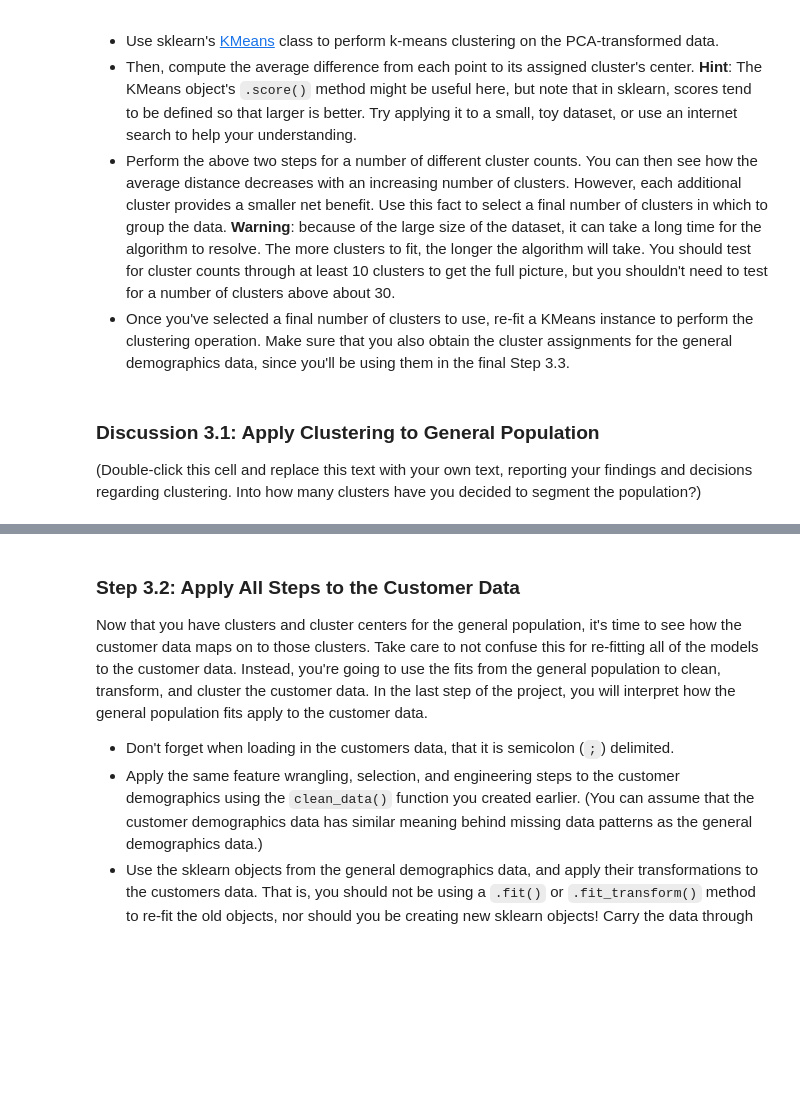
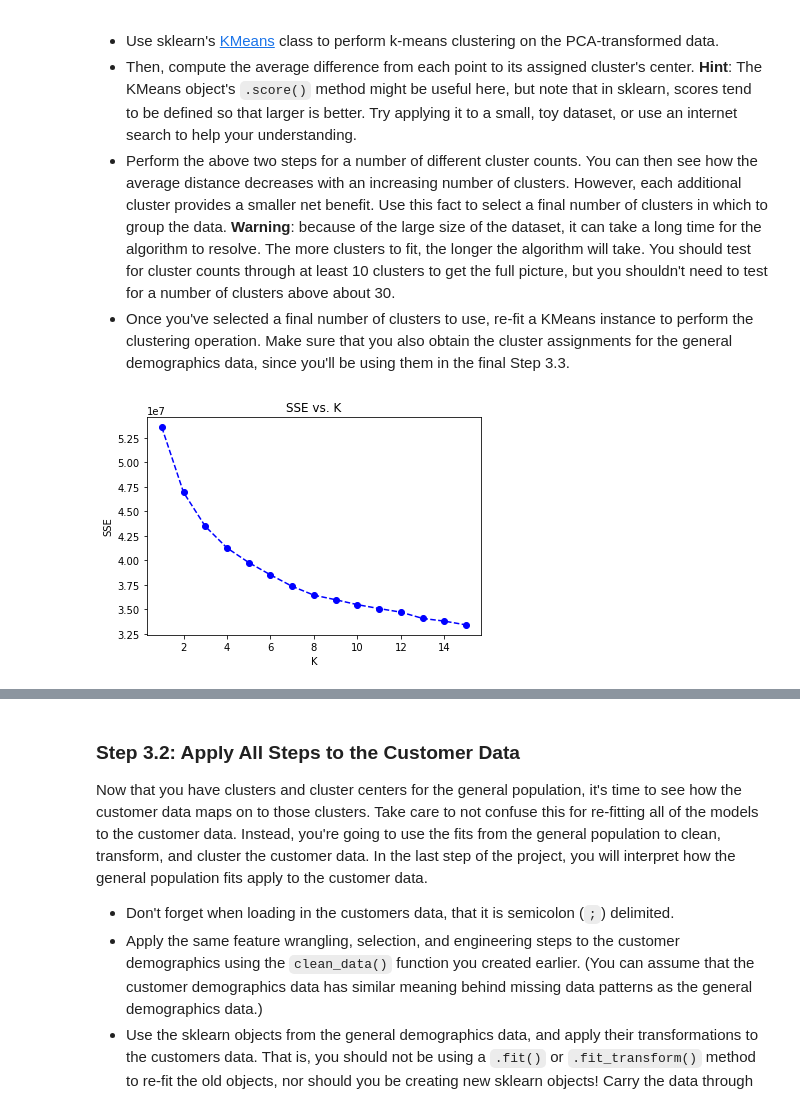
Before and after one commit to dendrenn/customer-segmentation, a Jupyter notebook: Identify_Customer_Segments.ipynb, the cells around one changed output, grey strips where cells are left out. Drawn from its saved outputs; the diff is of its cells as text; code cells hidden in the pictures; blank space fills up the shorter version.

Commit message:
Completed modelling section.

```diff
--- a/Identify_Customer_Segments.ipynb
+++ b/Identify_Customer_Segments.ipynb
@@ -1129 +1058,31 @@ You've assessed and cleaned the demographics data, then scaled and transformed t
+# %%
+# Over a number of different cluster counts run k-means clustering on the data and compute the average within-cluster distances.
+# Investigate the change in within-cluster distance across number of clusters.
+# HINT: Use matplotlib's plot function to visualize this relationship.
+def get_kmeans_score(df, num_centroids):
+    '''
+    Returns the kmeans score regarding SSE for points to centroids
+    INPUT:
+        data - the dataset you want to fit kmeans to
+        num_centroids - the number of centroids you want (the k value)
+    OUTPUT:
+        score - the SSE score for the kmeans model fit to the data
+    '''
+    kmeans = KMeans(n_clusters=num_centroids)
+    model = kmeans.fit(df)
+    score = np.abs(model.score(df))
+    return score
+
+scores = []
+num_centroids_list = list(range(1, 16))
+
+for num_centroids in num_centroids_list:
+    scores.append(get_kmeans_score(df_azdias_clean_pca, num_centroids))
+
+plt.plot(num_centroids_list, scores, linestyle='--', marker='o', color='b');
+plt.xlabel('K');
+plt.ylabel('SSE');
+plt.title('SSE vs. K');
+# %% [output]
+[figure, added]
 # %%
@@ -1132,4 +1093,0 @@ You've assessed and cleaned the demographics data, then scaled and transformed t
-# %% [markdown]
-### Discussion 3.1: Apply Clustering to General Population
-
-(Double-click this cell and replace this text with your own text, reporting your findings and decisions regarding clustering. Into how many clusters have you decided to segment the population?)
```
Also changed, not shown: parts of 36 cells of this notebook.
